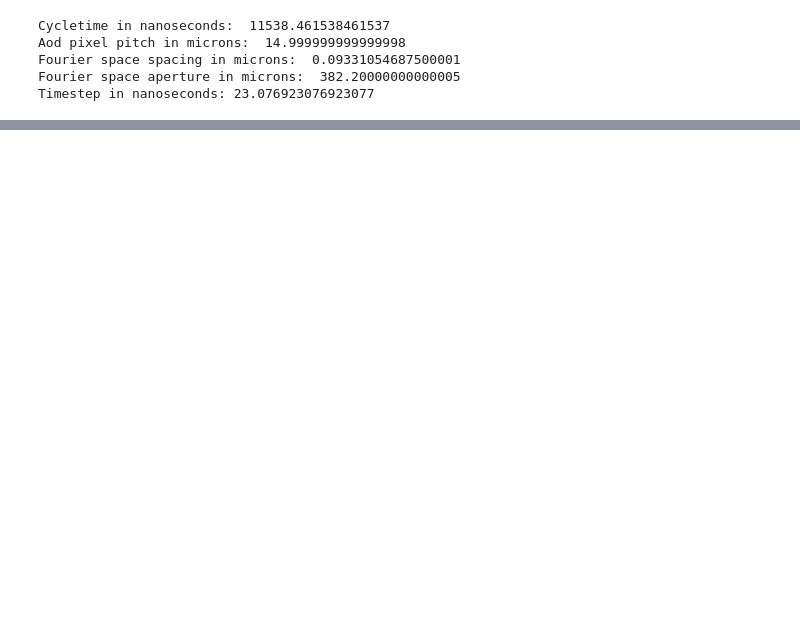
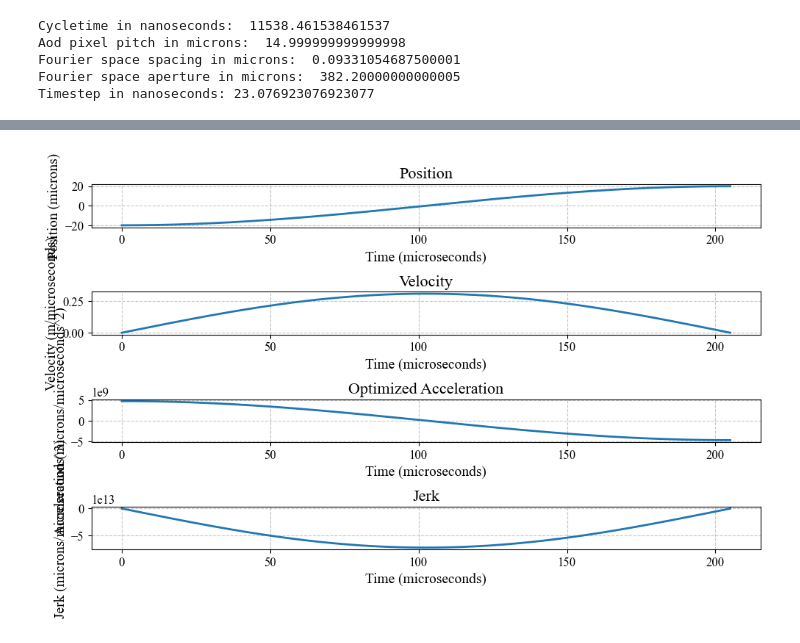
Before and after one commit to nsong03/Ultracold-Research, a Jupyter notebook: TweezerOptimization/AWGwaveformopt_outofplane.ipynb, the cells around one changed output, grey strips where cells are left out. Cells and saved outputs as stored; diff of their text form; code cells hidden in the pictures; blank space fills up the shorter version.

```diff
--- a/TweezerOptimization/AWGwaveformopt_outofplane.ipynb
+++ b/TweezerOptimization/AWGwaveformopt_outofplane.ipynb
@@ -136 +382,37 @@ Maximum error: 2.692328280318179e-07
+# %%
+plt.subplot(4, 1, 1)
+plt.plot(time* 10**6, optimized_position* 10**6)
+plt.title('Position')
+plt.xlabel('Time (microseconds)')
+plt.ylabel('Position (microns)')
+
+
+# plt.subplot(4, 1, 2)
+# plt.plot(time* 10**6, optimized_velocity* 10**6)
+# plt.title('Velocity')
+# plt.xlabel('Time (microseconds)')
+# plt.ylabel('Velocity (microns/microseconds)')
+
+plt.subplot(4, 1, 2)
+plt.plot(time* 10**6, optimized_velocity)
+plt.title('Velocity')
+plt.xlabel('Time (microseconds)')
+plt.ylabel('Velocity (m/microseconds)')
+
+plt.subplot(4, 1, 3)
+plt.plot(time * 10**6, optimized_acceleration * 10**6)
+plt.title('Optimized Acceleration')
+plt.xlabel('Time (microseconds)')
+plt.ylabel('Acceleration (microns/microseconds^2)')
+
+plt.subplot(4, 1, 4)
+plt.plot(time* 10**6, optimized_jerk* 10**6)
+plt.title('Jerk')
+plt.xlabel('Time (microseconds)')
+plt.ylabel('Jerk (microns/microseconds^3)')
+
+plt.tight_layout()
+plt.show()
+# %% [output]
+[figure, added]
 # %%
```
Also changed, not shown: parts of 24 cells of this notebook, 4 other files.
